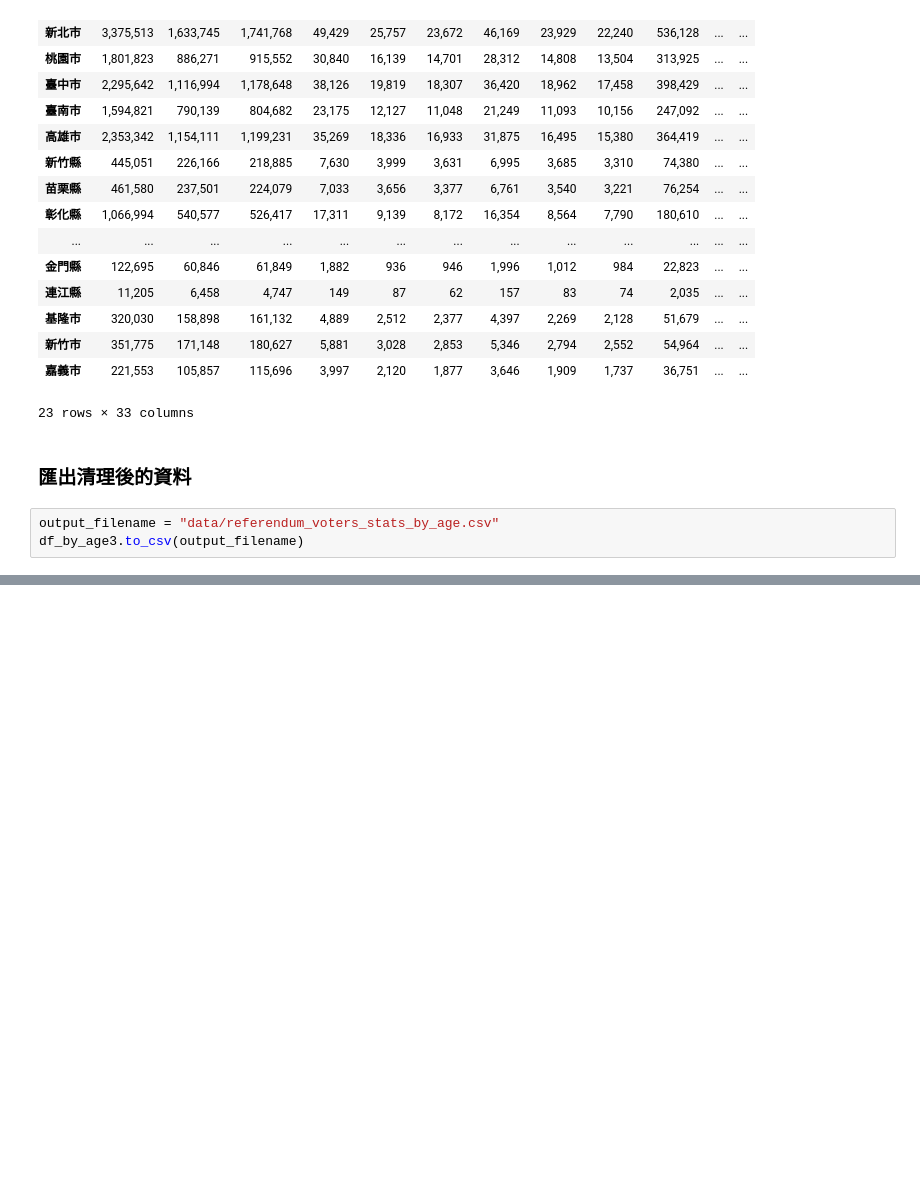
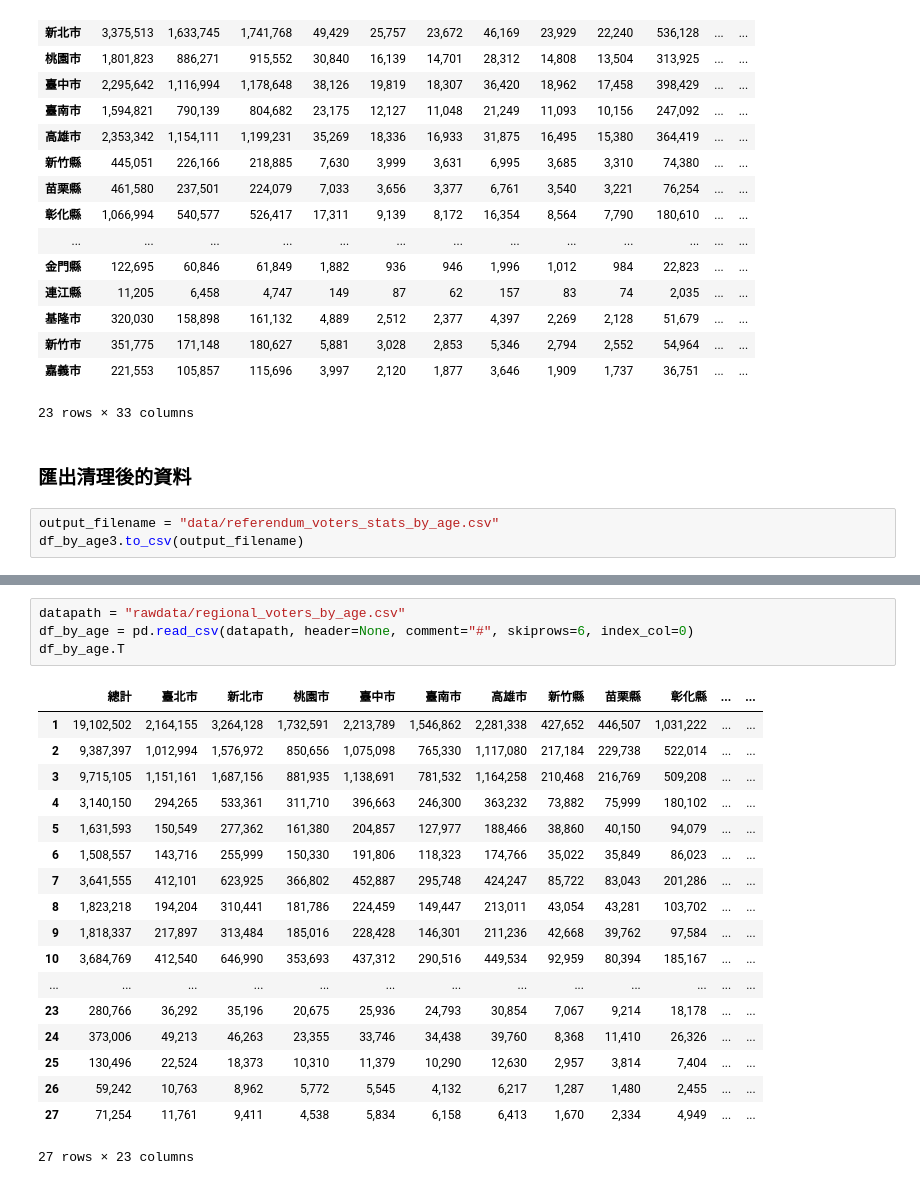
Before and after one commit to rfrd-tw/taiwan-2018, a Jupyter notebook: eligible_voters.ipynb, the cells around one changed output, grey strips where cells are left out. Drawn from its saved outputs; the diff is of its cells as text; blank space fills up the shorter version.

```diff
--- a/eligible_voters.ipynb
+++ b/eligible_voters.ipynb
@@ -189,0 +316,23 @@ df_by_age3.to_csv(output_filename)
+# %%
+datapath = "rawdata/regional_voters_by_age.csv"
+df_by_age = pd.read_csv(datapath, header=None, comment="#", skiprows=6, index_col=0)
+df_by_age.T
+# %% [output]
+|  | 總計 | 臺北市 | 新北市 | 桃園市 | 臺中市 | 臺南市 | 高雄市 | 新竹縣 | 苗栗縣 | 彰化縣 | ... | ... |
+| 1 | 19,102,502 | 2,164,155 | 3,264,128 | 1,732,591 | 2,213,789 | 1,546,862 | 2,281,338 | 427,652 | 446,507 | 1,031,222 | ... | ... |
+| 2 | 9,387,397 | 1,012,994 | 1,576,972 | 850,656 | 1,075,098 | 765,330 | 1,117,080 | 217,184 | 229,738 | 522,014 | ... | ... |
+| 3 | 9,715,105 | 1,151,161 | 1,687,156 | 881,935 | 1,138,691 | 781,532 | 1,164,258 | 210,468 | 216,769 | 509,208 | ... | ... |
+| 4 | 3,140,150 | 294,265 | 533,361 | 311,710 | 396,663 | 246,300 | 363,232 | 73,882 | 75,999 | 180,102 | ... | ... |
+| 5 | 1,631,593 | 150,549 | 277,362 | 161,380 | 204,857 | 127,977 | 188,466 | 38,860 | 40,150 | 94,079 | ... | ... |
+| 6 | 1,508,557 | 143,716 | 255,999 | 150,330 | 191,806 | 118,323 | 174,766 | 35,022 | 35,849 | 86,023 | ... | ... |
+| 7 | 3,641,555 | 412,101 | 623,925 | 366,802 | 452,887 | 295,748 | 424,247 | 85,722 | 83,043 | 201,286 | ... | ... |
+| 8 | 1,823,218 | 194,204 | 310,441 | 181,786 | 224,459 | 149,447 | 213,011 | 43,054 | 43,281 | 103,702 | ... | ... |
+| 9 | 1,818,337 | 217,897 | 313,484 | 185,016 | 228,428 | 146,301 | 211,236 | 42,668 | 39,762 | 97,584 | ... | ... |
+| 10 | 3,684,769 | 412,540 | 646,990 | 353,693 | 437,312 | 290,516 | 449,534 | 92,959 | 80,394 | 185,167 | ... | ... |
+| ... | ... | ... | ... | ... | ... | ... | ... | ... | ... | ... | ... | ... |
+| 23 | 280,766 | 36,292 | 35,196 | 20,675 | 25,936 | 24,793 | 30,854 | 7,067 | 9,214 | 18,178 | ... | ... |
+| 24 | 373,006 | 49,213 | 46,263 | 23,355 | 33,746 | 34,438 | 39,760 | 8,368 | 11,410 | 26,326 | ... | ... |
+| 25 | 130,496 | 22,524 | 18,373 | 10,310 | 11,379 | 10,290 | 12,630 | 2,957 | 3,814 | 7,404 | ... | ... |
+| 26 | 59,242 | 10,763 | 8,962 | 5,772 | 5,545 | 4,132 | 6,217 | 1,287 | 1,480 | 2,455 | ... | ... |
+| 27 | 71,254 | 11,761 | 9,411 | 4,538 | 5,834 | 6,158 | 6,413 | 1,670 | 2,334 | 4,949 | ... | ... |
+27 rows × 23 columns
```
Also changed, not shown: parts of 16 cells of this notebook, 4 other files.
